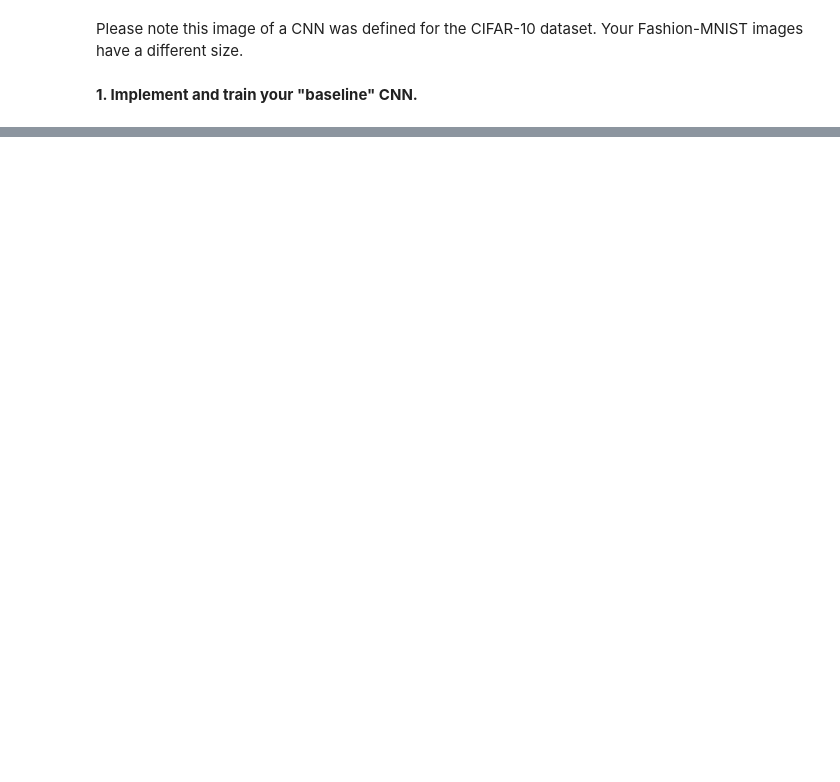
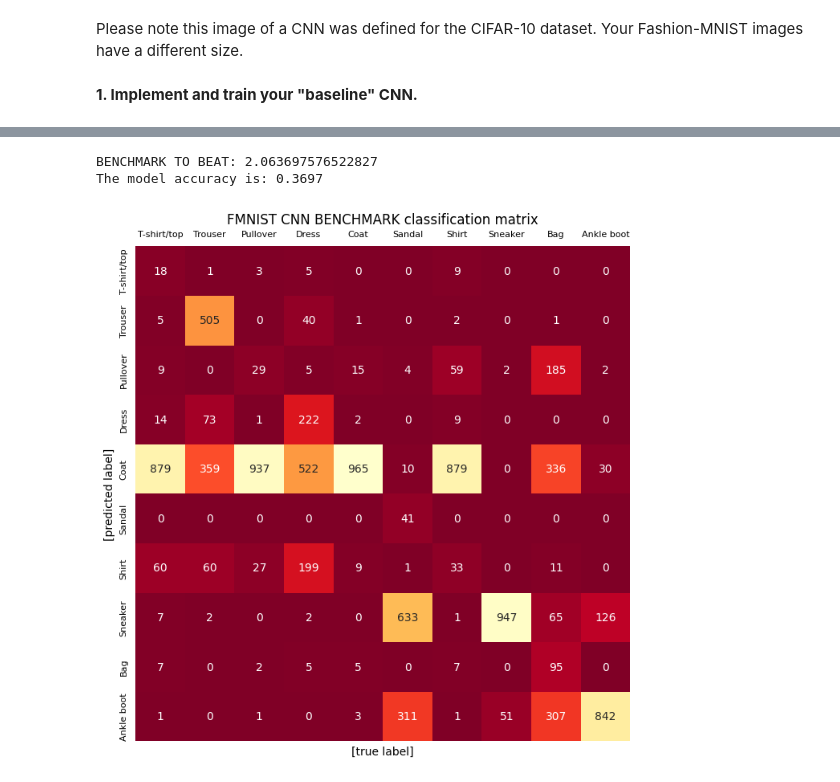
Before and after one commit to JoachimOliver/Fashion-MNIST-project, a Jupyter notebook: Assignment.ipynb, the cells around one changed output, grey strips where cells are left out. Drawn from its saved outputs; the diff is of its cells as text; code cells hidden in the pictures; blank space fills up the shorter version.

```diff
--- a/Assignment.ipynb
+++ b/Assignment.ipynb
@@ -157,3 +158,14 @@ The **Fashion-MNIST database** is a large database of Zalando articles that is c
+# %%
+#### Step 4. define "eval" path ################################################
+
+# ***************************************************
+eval_path = data_directory + "/FMNIST_eval"
+# ***************************************************
+# %%
+#### Step 5. define transformation and download the "eval" dataset #############
+# ***************************************************
+fmnist_eval_data = torchvision.datasets.FashionMNIST(root=eval_path, train=False, transform=transformation, download=True)
+# ***************************************************
 # %% [markdown]
 ### 3.2 Convolutional Neural Network (CNN) Model Training and Evaluation
 # %% [markdown]
@@ -221,0 +327,56 @@ Please note this image of a CNN was defined for the CIFAR-10 dataset. Your Fashi
+# %%
+#### Step 4. run model evaluation ####################################################################################
+
+# ***************************************************
+#You can download evaluation model from my Github, in case something will not work correctly or you do not want to spend so much time training this model
+#just to check my assignment :)
+
+evaluation_model = "https://github.com/Miseag/Fashion-MNIST-project/blob/main/fmnistepoch_19.pth?raw=TRUE"
+model_bytes = urllib.request.urlopen(evaluation_model)
+model_buffer = io.BytesIO(model_bytes.read())
+eval_model = joachimnet()
+eval_model.load_state_dict(torch.load(model_buffer, map_location=torch.device('cpu')))
+
+
+###Setting model to evaluation mode and defining dataloader
+eval_model.eval()
+fmnist_eval_dataloader = torch.utils.data.DataLoader(fmnist_eval_data, batch_size=10000, shuffle=False)
+
+###Calculating loss that I have to beat with updates to this CNN
+eval_mini_batch_losses = []
+
+for i, (images, labels) in enumerate(fmnist_eval_dataloader):
+
+    output = eval_model(images)
+    loss = nll_loss(output, labels)
+    eval_mini_batch_losses.append(loss.data.item())
+
+eval_loss = np.mean(eval_mini_batch_losses)
+print("BENCHMARK TO BEAT: {}".format(str(eval_loss)))
+benchmark = eval_loss
+# ***************************************************
+#Confusion matrix
+fmnist_classes = {0: 'T-shirt/top',
+                    1: 'Trouser',
+                    2: 'Pullover',
+                    3: 'Dress',
+                    4: 'Coat',
+                    5: 'Sandal',
+                    6: 'Shirt',
+                    7: 'Sneaker',
+                    8: 'Bag',
+                    9: 'Ankle boot'}
+predictions = torch.argmax(eval_model(next(iter(fmnist_eval_dataloader))[0]), dim=1)
+print("The model accuracy is:",metrics.accuracy_score(fmnist_eval_data.targets, predictions.detach()))
+mat = confusion_matrix(fmnist_eval_data.targets, predictions.detach())
+
+plt.figure(figsize=(8, 8))
+sns.heatmap(mat.T, square=True, annot=True, fmt='d', cbar=False, cmap='YlOrRd_r', xticklabels=fmnist_classes.values(), yticklabels=fmnist_classes.values())
+plt.tick_params(axis='both', which='major', labelsize=8, labelbottom = False, bottom=False, top = False, left = False, labeltop=True)
+plt.title('FMNIST CNN BENCHMARK classification matrix')
+plt.xlabel('[true label]')
+plt.ylabel('[predicted label]');
+# %% [output]
+BENCHMARK TO BEAT: 2.063697576522827
+The model accuracy is: 0.3697
+[figure, added]
```
Also changed, not shown: parts of 27 cells of this notebook.
